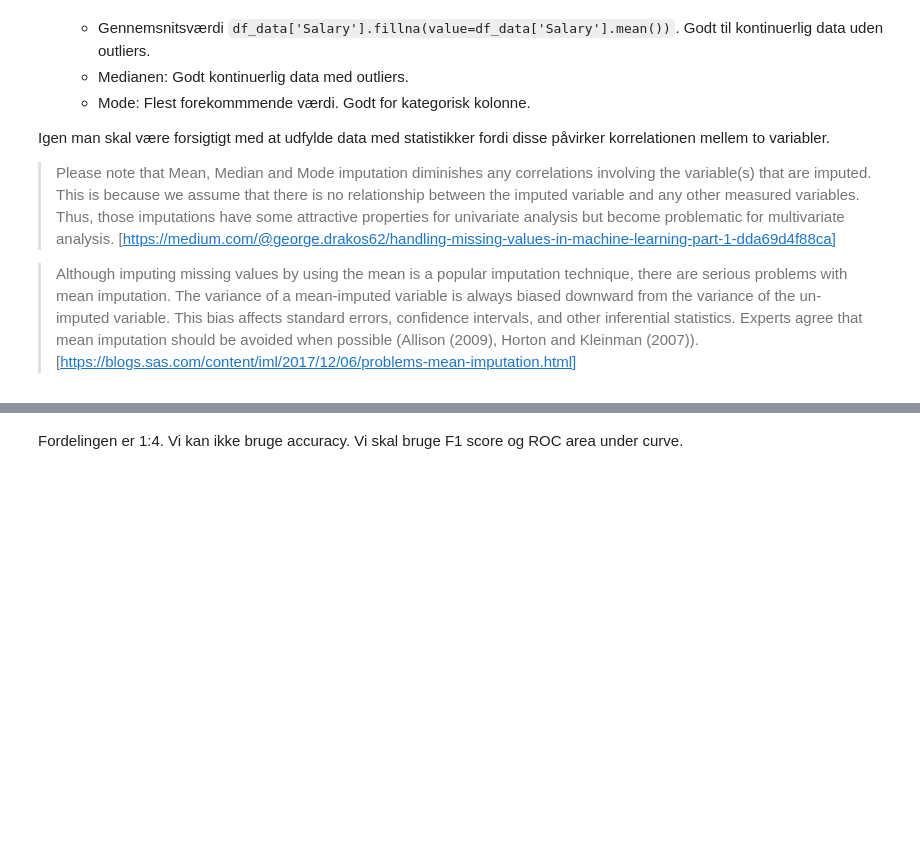
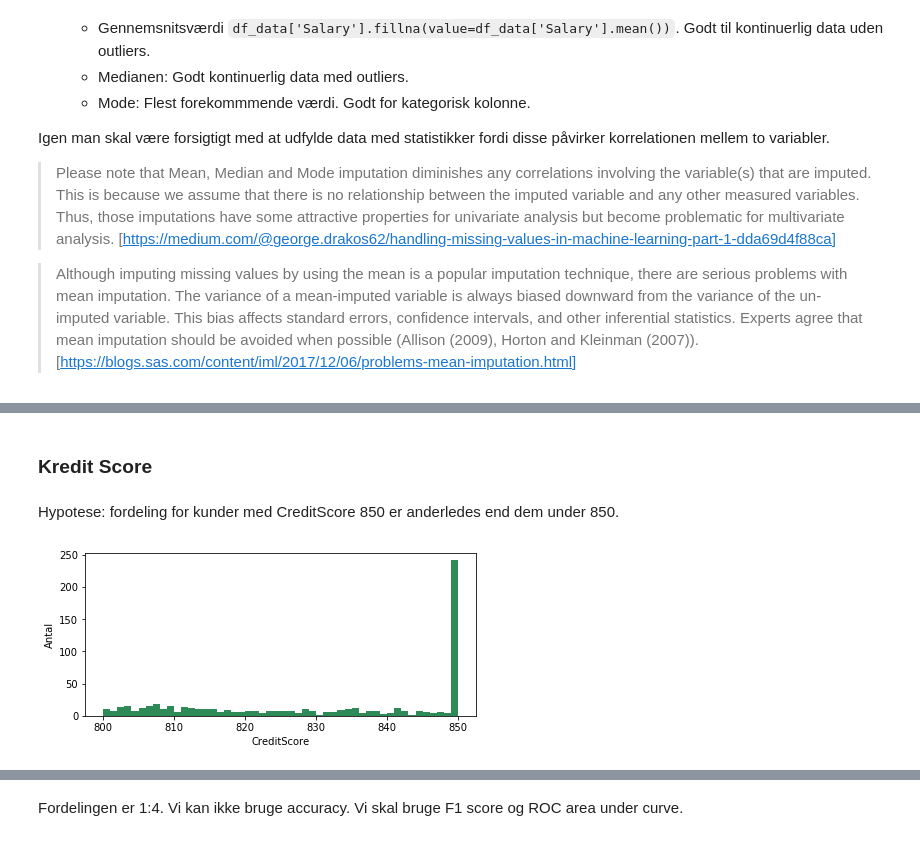
Before and after one commit to sheikhomar/lunch, a Jupyter notebook: analysis.ipynb, the cells around one changed output, grey strips where cells are left out. Cells and saved outputs as stored; diff of their text form; code cells hidden in the pictures; blank space fills up the shorter version.

```diff
--- a/analysis.ipynb
+++ b/analysis.ipynb
@@ -284,0 +250,11 @@ plot_target_histogram()
+# %% [markdown]
+### Kredit Score
+# %% [markdown]
+Hypotese: fordeling for kunder med CreditScore 850 er anderledes end dem under 850.
+# %%
+fig, ax = plt.subplots(figsize=(7, 3))
+ax.hist(df_data['CreditScore'], range=(800, 850), bins=50, color='seagreen');
+ax.set_ylabel('Antal')
+ax.set_xlabel('CreditScore');
+# %% [output]
+[figure, added]
```
Also changed, not shown: parts of 112 cells of this notebook.
